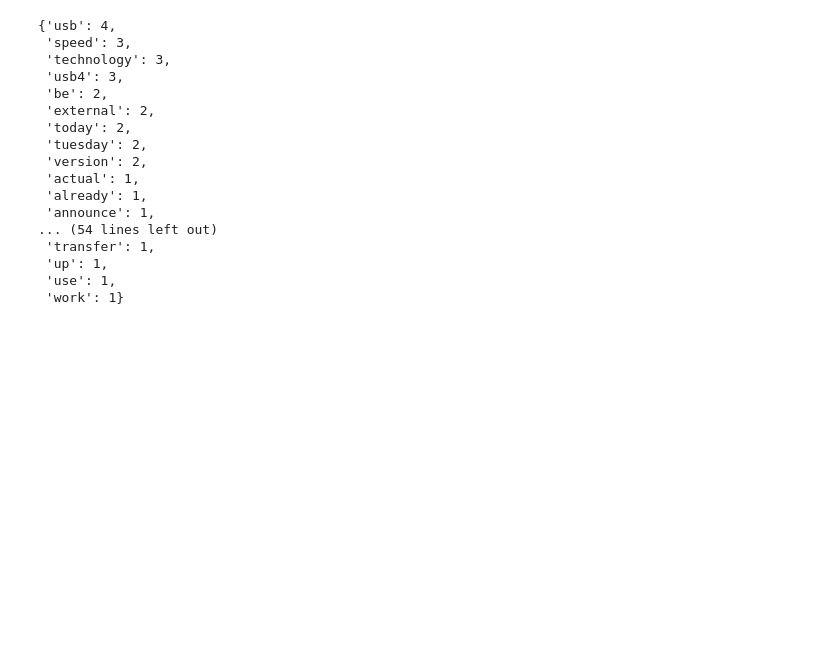
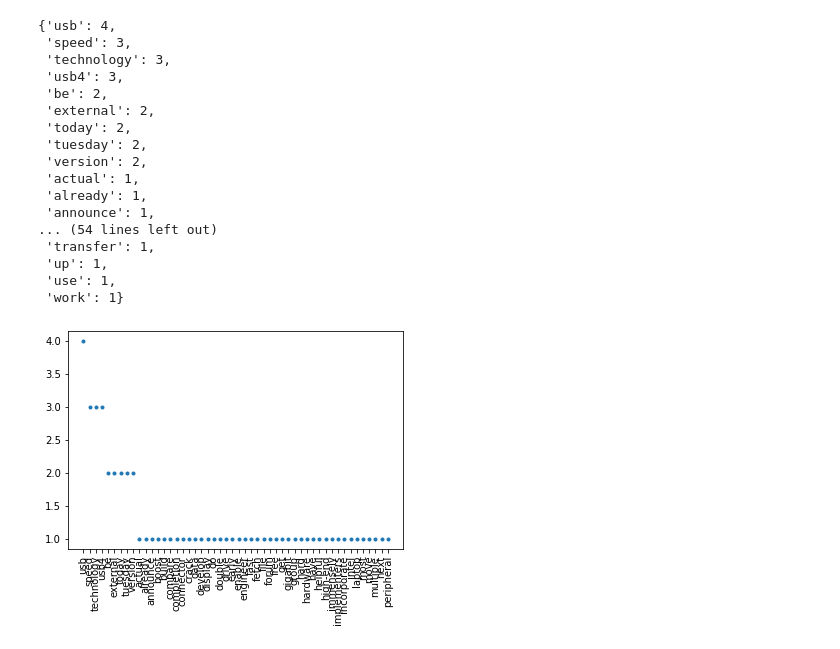
Before and after one commit to HofstraDoboli/TextMining, a Jupyter notebook: notebook1_nlp_intro.ipynb, the cells around one changed output. Cells and saved outputs as stored; diff of their text form; code cells hidden in the pictures; blank space fills up the shorter version.

```diff
--- a/notebook1_nlp_intro.ipynb
+++ b/notebook1_nlp_intro.ipynb
@@ -198,3 +198,15 @@ count_tokens
  'up': 1,
  'use': 1,
  'work': 1}
+# %%
+# plot the frequencies versus the words
+import matplotlib.pyplot as plt
+
+max_length = 50
+list_words = list(count_tokens.keys())[:max_length]
+list_words_chopped = [w[:2] for w in list_words]
+plt.plot(list(count_tokens.values())[:max_length], '.')
+plt.xticks(ticks=range(min(max_length, len(count_tokens))), labels=list_words, rotation=90)
+plt.show()
+# %% [output]
+[figure, added]
```
